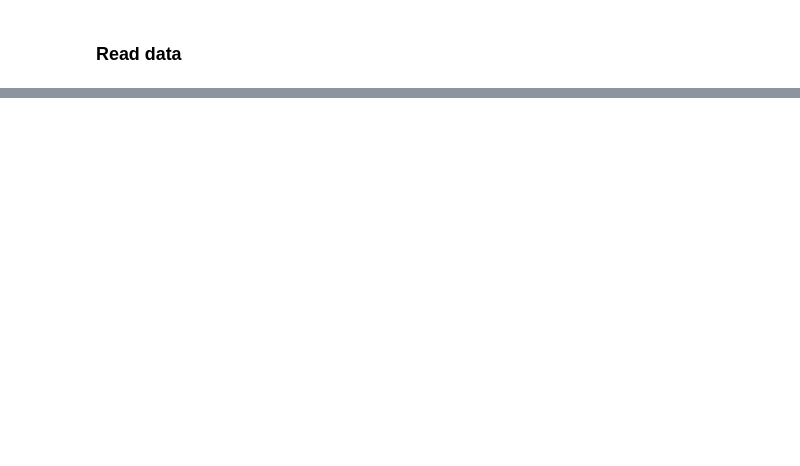
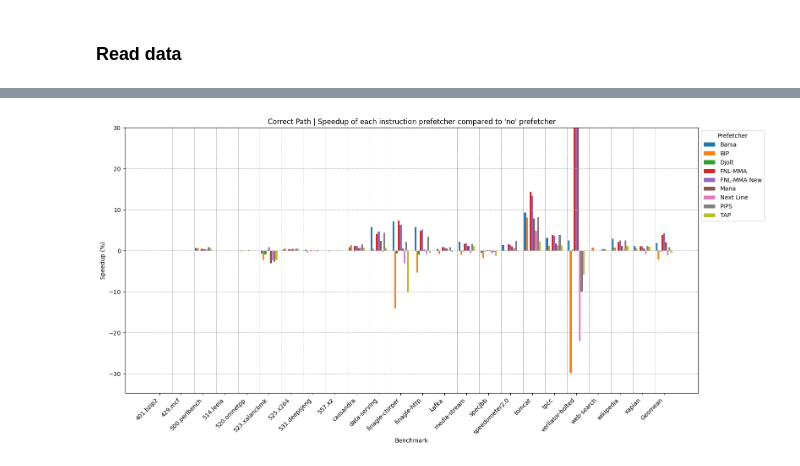
Before and after one commit to joshualmashburn/ChampSim, a Jupyter notebook: analysis.ipynb, the cells around one changed output, grey strips where cells are left out. Cells and saved outputs as stored; diff of their text form; code cells hidden in the pictures; blank space fills up the shorter version.

```diff
--- a/analysis.ipynb
+++ b/analysis.ipynb
@@ -398,0 +44,17 @@ plt.show()
+# %%
+def group_by_instr_prefetcher(main_df, instr_prefetcher):
+    df = main_df[
+        main_df["Benchmark"].str.contains(f"champsim-{instr_prefetcher}$", regex=True)
+    ].reset_index(drop=True)
+    df["Benchmark"] = df["Benchmark"].str.replace(f"-champsim-{instr_prefetcher}", "")
+
+    # Calculate Geometric Mean
+    geomean = math.prod(df["IPC"]) ** (1 / len(df["IPC"]))
+    geomean_df = pd.DataFrame([{"Benchmark": "Geomean", "IPC": geomean}])
+    df = pd.concat([df, geomean_df], ignore_index=True)
+
+    return df
+# %%
+def calculate_speedup(df, baseline_df):
+    df["Speedup"] = ((df["IPC"] / baseline_df["IPC"]) - 1) * 100
+    return df
@@ -398,0 +65,70 @@ plt.show()
+# %%
+df_cp_no = group_by_instr_prefetcher(cp_ipc_df, "no")
+df_cp_barsa = group_by_instr_prefetcher(cp_ipc_df, "barsa")
+df_cp_bip = group_by_instr_prefetcher(cp_ipc_df, "bip")
+df_cp_djolt = group_by_instr_prefetcher(cp_ipc_df, "djolt")
+df_cp_fnlmma = group_by_instr_prefetcher(cp_ipc_df, "fnlmma")
+df_cp_fnlmma_new = group_by_instr_prefetcher(cp_ipc_df, "fnlmma_new")
+df_cp_mana = group_by_instr_prefetcher(cp_ipc_df, "mana")
+df_cp_next_line = group_by_instr_prefetcher(cp_ipc_df, "next_line")
+df_cp_pips = group_by_instr_prefetcher(cp_ipc_df, "pips")
+df_cp_tap = group_by_instr_prefetcher(cp_ipc_df, "tap")
+
+df_cp_barsa = calculate_speedup(df_cp_barsa, df_cp_no)
+df_cp_bip = calculate_speedup(df_cp_bip, df_cp_no)
+df_cp_djolt = calculate_speedup(df_cp_djolt, df_cp_no)
+df_cp_fnlmma = calculate_speedup(df_cp_fnlmma, df_cp_no)
+df_cp_fnlmma_new = calculate_speedup(df_cp_fnlmma_new, df_cp_no)
+df_cp_mana = calculate_speedup(df_cp_mana, df_cp_no)
+df_cp_next_line = calculate_speedup(df_cp_next_line, df_cp_no)
+df_cp_pips = calculate_speedup(df_cp_pips, df_cp_no)
+df_cp_tap = calculate_speedup(df_cp_tap, df_cp_no)
+
+# Bar width
+bar_width = 0.1
+gap = 0.2
+
+# Positions of the bars on the x-axis
+r1 = [x * (1 + gap) for x in range(len(df_cp_no))]
+r2 = [x + bar_width for x in r1]
+r3 = [x + bar_width for x in r2]
+r4 = [x + bar_width for x in r3]
+r5 = [x + bar_width for x in r4]
+r6 = [x + bar_width for x in r5]
+r7 = [x + bar_width for x in r6]
+r8 = [x + bar_width for x in r7]
+r9 = [x + bar_width for x in r8]
+
+# Create the bars
+plt.figure(figsize=(16, 8))
+plt.bar(r1, df_cp_barsa["Speedup"], width=bar_width, label="Barsa")
+plt.bar(r2, df_cp_bip["Speedup"], width=bar_width, label="BIP")
+plt.bar(r3, df_cp_djolt["Speedup"], width=bar_width, label="Djolt")
+plt.bar(r4, df_cp_fnlmma["Speedup"], width=bar_width, label="FNL-MMA")
+plt.bar(r5, df_cp_fnlmma_new["Speedup"], width=bar_width, label="FNL-MMA New")
+plt.bar(r6, df_cp_mana["Speedup"], width=bar_width, label="Mana")
+plt.bar(r7, df_cp_next_line["Speedup"], width=bar_width, label="Next Line")
+plt.bar(r8, df_cp_pips["Speedup"], width=bar_width, label="PIPS")
+plt.bar(r9, df_cp_tap["Speedup"], width=bar_width, label="TAP")
+
+# Add shorter vertical dashed lines between each group
+for i in range(1, len(df_cp_barsa)):
+    plt.axvline(x=(r1[i] - gap / 2), color="gray", linestyle="--", linewidth=0.5)
+
+
+# Add labels and title
+plt.grid(axis="y", linestyle="--")
+plt.xticks(
+    [r + 4 * bar_width for r in r1], df_cp_barsa["Benchmark"], rotation=45, ha="right"
+)
+plt.xlabel("Benchmark")
+plt.ylabel("Speedup (%)")
+plt.ylim(top=30)
+plt.legend(title="Prefetcher", bbox_to_anchor=(1, 1), loc="upper left")
+plt.title(
+    "Correct Path | Speedup of each instruction prefetcher compared to 'no' prefetcher"
+)
+plt.tight_layout()
+plt.show()
+# %% [output]
+[figure, added]
```
Also changed, not shown: parts of 28 cells of this notebook, 18 other files.
